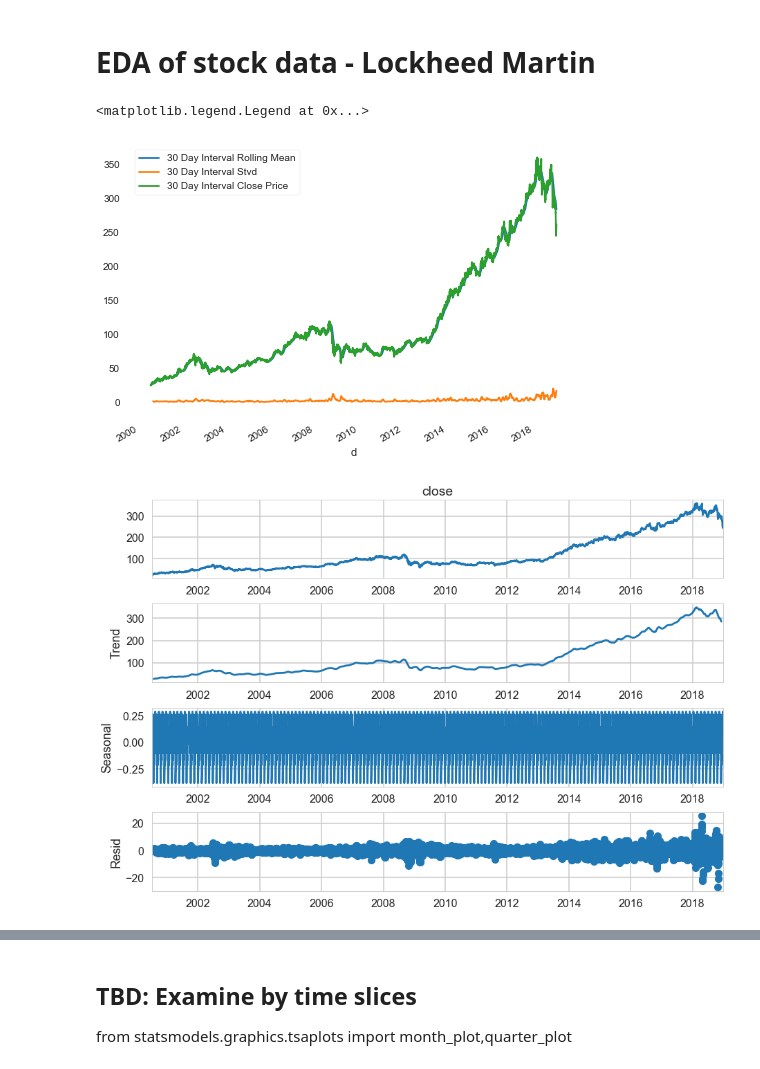
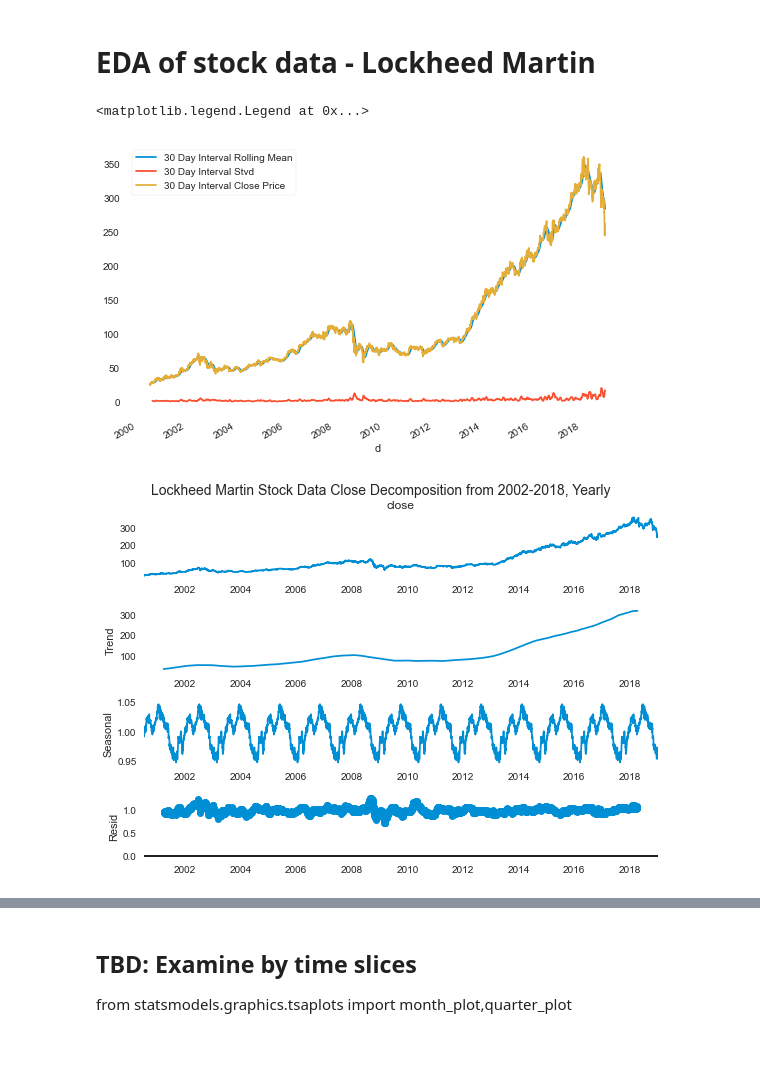
Before and after one commit to MichaelBurak/regime_changes, a Jupyter notebook: regime_changes.ipynb, the cells around one changed output, grey strips where cells are left out. Cells and saved outputs as stored; diff of their text form; code cells hidden in the pictures.

```diff
--- a/regime_changes.ipynb
+++ b/regime_changes.ipynb
@@ -19,6 +19,11 @@ from statsmodels.tools.eval_measures import mse, rmse, meanabs
 
 # Alternative:
 # from sklearn.metrics import mean_squared_error
+# %%
+import matplotlib.style as style
+
+#because this is political science and i am tacky
+style.use('fivethirtyeight')
 # %%
 df = pd.read_excel('PITF Adverse Regime Change 2018.xls', index_col=None)
 
@@ -181,7 +211,3 @@ Timestamp('1952-03-01 00:00:00')
 eda_df.time_end.max()
 # %% [output]
 Timestamp('2018-12-01 00:00:00')
-# %%
-eda_df['event_oc'] = 1
-
-eda_df.head()
@@ -268,8 +287,8 @@ for k in group.groups.keys():
     gr = group.get_group(k)
 
     #append 1950 and 2019 as beginning and end years
-    gr = gr.append(pd.Series([k,'2019-01-01',0,0,0,0,0], index=gr.columns),ignore_index=True) #adding first year
-    gr.loc[-1] = [k, '1950-01-01', 0,0,0,0,0]  # adding final year
+    gr = gr.append(pd.Series([k,'2019-01-01',0,0,0,0], index=gr.columns),ignore_index=True) #adding first year
+    gr.loc[-1] = [k, '1950-01-01', 0,0,0,0]  # adding final year
     gr.index = gr.index + 1  # shifting index to match
     gr.sort_index(inplace=True) #sorting index back to sequential years
 
@@ -284,8 +303,7 @@ for k in group.groups.keys():
     gr = gr.drop('0', axis=1, errors='ignore')
 
     #renaming columns programmatically to not collide in merge, appending name of country to numerical vals
-    gr.rename(columns = {'MAGFAIL':'MAGFAIL_'+k, "MAGCOL": "MAGCOL_"+k,"MAGAVE":"MAGAVE_"+k,"MAGVIOL": "MAGVIOL_"+k,
-                         "event_oc": "event_oc_"+k}, inplace = True)
+    gr.rename(columns = {'MAGFAIL':'MAGFAIL_'+k, "MAGCOL": "MAGCOL_"+k,"MAGAVE":"MAGAVE_"+k,"MAGVIOL": "MAGVIOL_"+k}, inplace = True)
     gr = gr.reset_index()
 
     #add iterated df to dfs list
@@ -590,5 +608,5 @@ stonks
 # %%
-ave_col = [col for col in plot_df.columns if 'MAGAVE' in col]
+ave_col = [col for col in stonks.columns if 'MAGAVE' in col]
 
 ave_col
 # %% [output]
@@ -647,14 +665,16 @@ stonks.close.plot(label="30 Day Interval Close Price")
 plt.legend()
 # %% [output]
 <matplotlib.legend.Legend at 0x...>
-[figure, old version]
+[figure, new version]
 # %%
 from statsmodels.tsa.seasonal import seasonal_decompose
 
-dec = seasonal_decompose(stonks.close, freq=30)
+dec = seasonal_decompose(stonks.close, period=365, model='mul')
 
-fig = dec.plot()
-
+fig= dec.plot()
+plt.suptitle('Lockheed Martin Stock Data Close Decomposition from 2002-2018, Yearly',horizontalalignment='center', verticalalignment="bottom",fontsize=14)
+plt.savefig("OG_timeseries.png")
+plt.tight_layout()
 plt.show()
 # %% [output]
-[figure, old version]
+[figure, new version]
```
Also changed, not shown: parts of 29 cells of this notebook, 2 other files.
